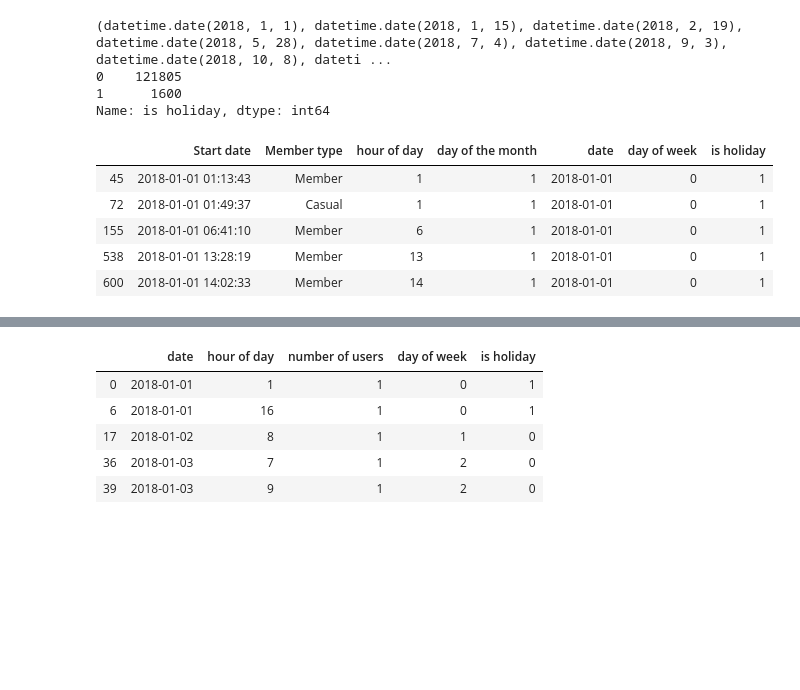
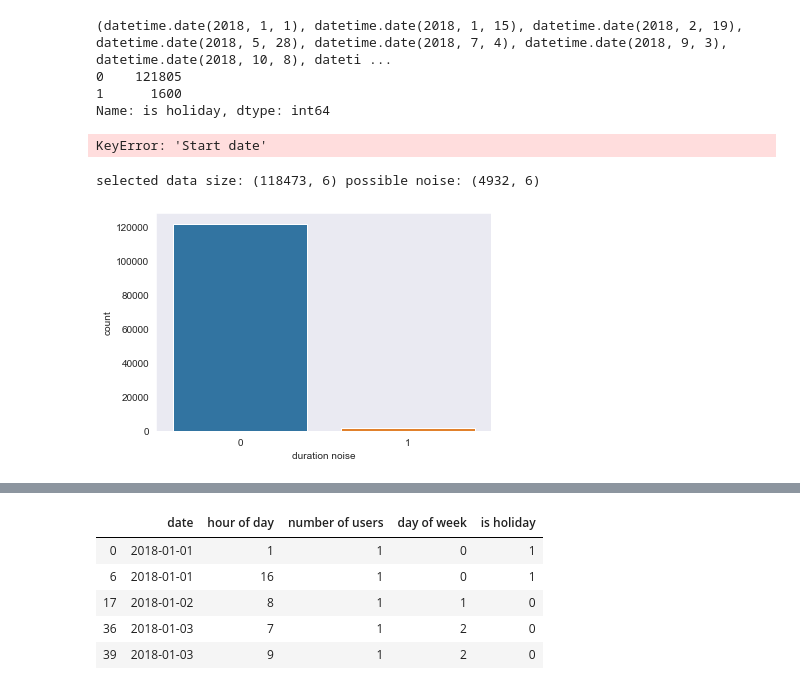
Before and after one commit to HMMJ-1991/bike-sharing, a Jupyter notebook: selected_station_with_week_day_holiday_cols.ipynb, the cells around one changed output, grey strips where cells are left out. Saved outputs shown, nothing was run; the diff lists cells and outputs as text; code cells hidden in the pictures; blank space fills up the shorter version.

```diff
--- a/selected_station_with_week_day_holiday_cols.ipynb
+++ b/selected_station_with_week_day_holiday_cols.ipynb
@@ -45,0 +39,3 @@ data_station_31623.tail()
+# %%
+sel_station=data_station_31623
+sel_station.head()
@@ -46,5 +49,6 @@ data_station_31623.tail()
 # %%
-data_station_31623["Start date"]=pd.to_datetime(data_station_31623["Start date"],format='%Y-%m-%d %H:%M:%S')
+data_station_31623["Start date"] = pd.to_datetime(data_station_31623["Start date"],format='%Y-%m-%d %H:%M:%S')
+sel_station["Start date"] = pd.to_datetime(sel_station["Start date"],format='%Y-%m-%d %H:%M:%S')
 # %%
 data_station_31623['hour of day']=data_station_31623["Start date"].dt.hour
 # %%
@@ -52,6 +56,7 @@ data_station_31623['day of the month']=data_station_31623["Start date"].dt.day
 # %%
 #Note that in Python Monday is 0 unlike Javascript style where Sunday is 0
 data_station_31623['day of week']=data_station_31623["Start date"].dt.weekday
+sel_station['day of week']=sel_station["Start date"].dt.weekday
 
 #install with pip install holidays
 import holidays
@@ -70,21 +75,50 @@ print(us_holidays)
 
 
 data_station_31623['is holiday'] = data_station_31623['Start date'].apply(lambda x: 1 if x in us_holidays else 0)
+sel_station['is holiday'] = sel_station['Start date'].apply(lambda x: 1 if x in us_holidays else 0)
 
-print(data_station_31623['is holiday'].value_counts()) # 121805 1600 2018 jan to 2020 feb
+print(sel_station['is holiday'].value_counts()) # 121805 1600 2018 jan to 2020 feb
 # %% [output]
 (datetime.date(2018, 1, 1), datetime.date(2018, 1, 15), datetime.date(2018, 2, 19), datetime.date(2018, 5, 28), datetime.date(2018, 7, 4), datetime.date(2018, 9, 3), datetime.date(2018, 10, 8), dateti ...
 0    121805
 1      1600
 Name: is holiday, dtype: int64
-# %%
-data_station_31623.head()
-# %% [output]
-|  | Start date | Member type | hour of day | day of the month | date | day of week | is holiday |
-| 45 | 2018-01-01 01:13:43 | Member | 1 | 1 | 2018-01-01 | 0 | 1 |
-| 72 | 2018-01-01 01:49:37 | Casual | 1 | 1 | 2018-01-01 | 0 | 1 |
-| 155 | 2018-01-01 06:41:10 | Member | 6 | 1 | 2018-01-01 | 0 | 1 |
-| 538 | 2018-01-01 13:28:19 | Member | 13 | 1 | 2018-01-01 | 0 | 1 |
-| 600 | 2018-01-01 14:02:33 | Member | 14 | 1 | 2018-01-01 | 0 | 1 |
 # %%
 data_station_31623['date']=data_station_31623["Start date"].dt.date
+sel_station['date']=sel_station["Start date"].dt.date
+# %% [output]
+KeyError: 'Start date'
+# %%
+#graph duration more than 1800 and less than equal to 1800 (30 mins)
+
+#sel_station.set_index('Start date', inplace=True)
+duration_condition=station_data['Duration']>1800
+likely_noise=sel_station[duration_condition]
+sel_data=sel_station[ ~duration_condition]
+print("selected data size: %s possible noise: %s " % (sel_data.shape, likely_noise.shape,))
+
+# print(''.join(sel_data.shape) + ' ' + ''.join( sel_data.shape.shape()))
+
+
+sel_station['duration noise'] = sel_station['Duration'].apply(lambda x: 1 if int(x)>3600 else 0)
+#print(sel_station.head())
+casual_=sel_station[sel_station['Member type']=='Casual'];
+member_=sel_station[sel_station['Member type']=='Member'];
+
+#print(casual_.head())
+#print(member_.head())
+
+from collections import Counter
+import matplotlib.pyplot as plt
+from nltk.probability import FreqDist
+import seaborn as sns
+sns.set_style("dark")
+
+# plot and save with seaborn
+sns.set_style("dark")
+countplot_all = sns.countplot(x="duration noise", data=sel_station);
+fig_all = countplot_all.get_figure()
+fig_all.savefig('durations_segregation.png')
+# %% [output]
+selected data size: (118473, 6) possible noise: (4932, 6)
+[figure, added]
```
Also changed, not shown: parts of 22 cells of this notebook, 4 other files.
